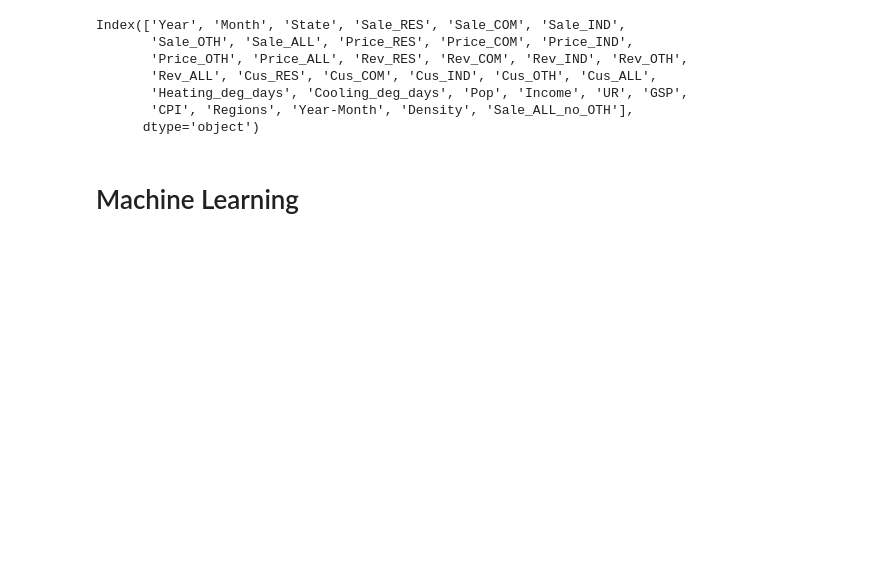
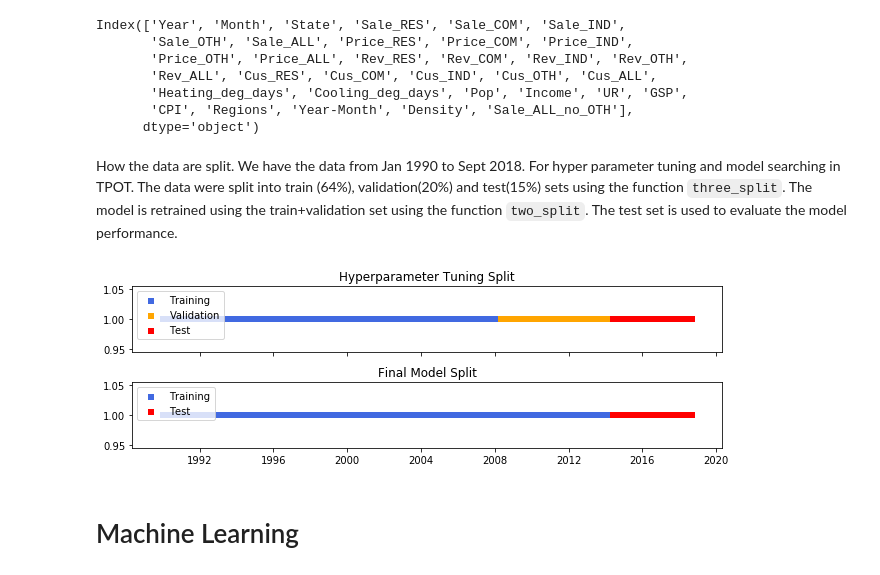
Before and after one commit to worasom/energy_sale_rev, a Jupyter notebook: energy-ML.ipynb, the cells around one changed output. Cells and saved outputs as stored; diff of their text form; code cells hidden in the pictures; blank space fills up the shorter version.

```diff
--- a/energy-ML.ipynb
+++ b/energy-ML.ipynb
@@ -380,6 +391,36 @@ Index(['Year', 'Month', 'State', 'Sale_RES', 'Sale_COM', 'Sale_IND',
        'Heating_deg_days', 'Cooling_deg_days', 'Pop', 'Income', 'UR', 'GSP',
        'CPI', 'Regions', 'Year-Month', 'Density', 'Sale_ALL_no_OTH'],
       dtype='object')
+# %% [markdown]
+How the data are split.
+We have the data from Jan 1990 to Sept 2018.
+For hyper parameter tuning and model searching in TPOT. The data were split into train (64%), validation(20%) and test(15%) sets using the function `three_split`. The model is retrained using the train+validation set using the function `two_split`. The test set is used to evaluate the model performance.
+# %%
+date = combine['Year-Month']
+test_idxs = int(date.shape[0]*0.85)
+date_test = date.iloc[test_idxs:]
+val_idxs = int(date.shape[0]*0.85*0.75)
+date_trn = date.iloc[:val_idxs]
+date_val = date.iloc[val_idxs:test_idxs]
+
+fig, ax = plt.subplots(2,1,figsize=(9, 3),sharex=True)
+l1 = ax[0].scatter(date_trn, [1] * len(date_trn), c='royalblue', marker='_', lw=6)
+l2 = ax[0].scatter(date_val, [1] * len(date_val), c='orange', marker='_', lw=6)
+l3 = ax[0].scatter(date_test, [1] * len(date_test), c='red', marker='_', lw=6)
+ax[0].legend([l1, l2, l3], ['Training', 'Validation','Test'],loc='upper left')
+
+
+l1 = ax[1].scatter(date_trn, [1] * len(date_trn), c='royalblue', marker='_', lw=6)
+l2 = ax[1].scatter(date_val, [1] * len(date_val), c='royalblue', marker='_', lw=6)
+l3 = ax[1].scatter(date_test, [1] * len(date_test), c='red', marker='_', lw=6)
+ax[1].legend([l1, l3], ['Training','Test'],loc='upper left')
+
+ax[0].set_title('Hyperparameter Tuning Split')
+ax[1].set_title('Final Model Split')
+
+plt.tight_layout()
+# %% [output]
+[figure, added]
 # %% [markdown]
 # Machine Learning
 # %% [markdown]
```
Also changed, not shown: parts of 4 cells of this notebook, 1 other file.
